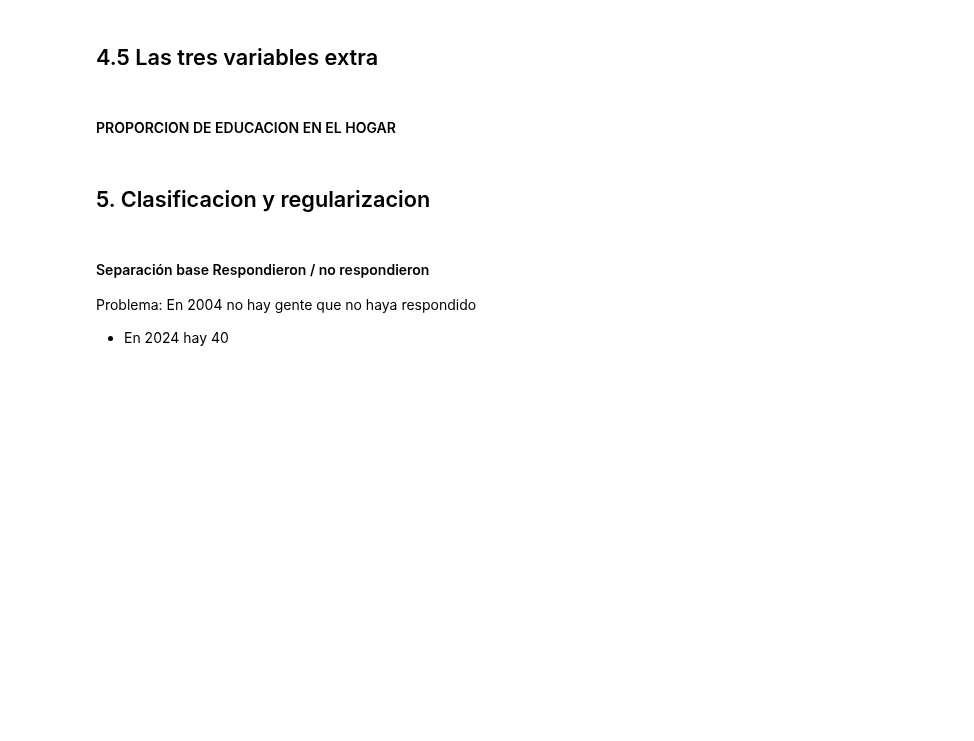
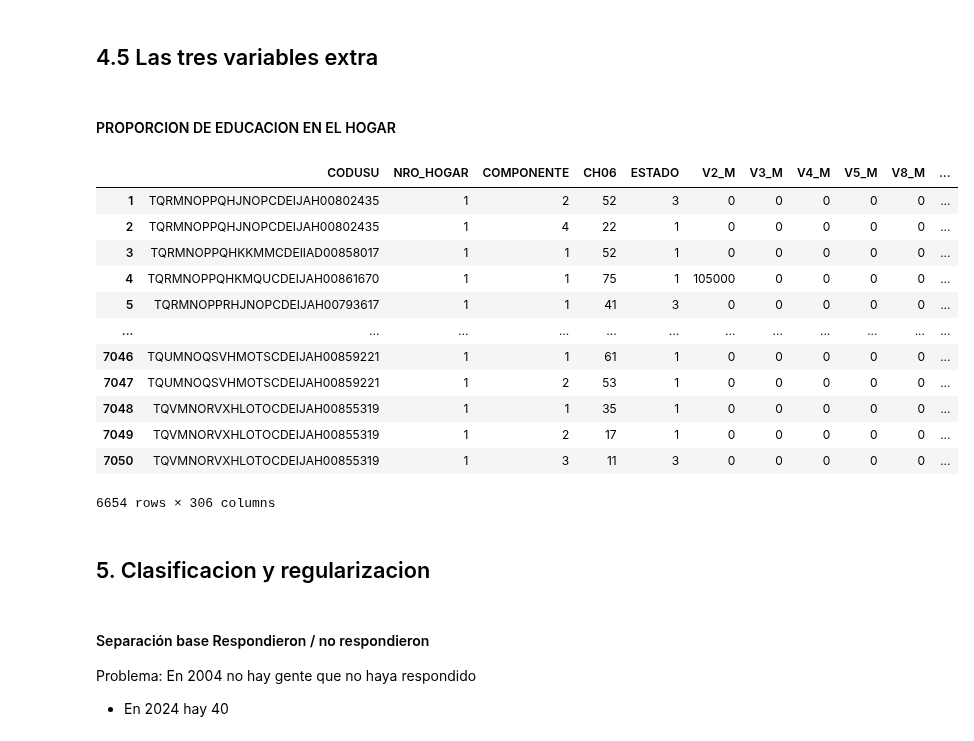
Before and after one commit to maggiecobb/CC408-T1-5, a Jupyter notebook: TP 4/TP 4.ipynb, the cells around one changed output. Saved outputs shown, nothing was run; the diff lists cells and outputs as text; code cells hidden in the pictures; blank space fills up the shorter version.

```diff
--- a/TP 4/TP 4.ipynb
+++ b/TP 4/TP 4.ipynb
@@ -657,3 +687,24 @@ combined_24['desocupado'] = combined_24['desocupado'].map({True:1, False: 0})
+# %%
+#PROXY DE NIVEL SOCIOECONOMICO: INGRESO AGRUPADO
+# Definir la función para categorizar los valores de DECCFR
+def categorizar_nse(deccfr):
+    deccfr_int = int(deccfr)
+    if deccfr_int >= 0 and deccfr_int <= 3:
+        return 'bajo'
+    elif deccfr_int >= 4 and deccfr_int <= 7:
+        return 'medio'
+    elif deccfr_int >= 8 and deccfr_int <= 10:
+        return 'alto'
+
+# Aplicar la función para crear la nueva variable NSE
+combined_04['NSE'] = combined_04['DECCFR'].apply(categorizar_nse)
+
+combined_04 = pd.get_dummies(combined_04, columns=['NSE'], prefix='NSE')
+
+# Aplicar la función para crear la nueva variable NSE
+combined_24['NSE'] = combined_24['DECCFR'].apply(categorizar_nse)
+
+combined_24 = pd.get_dummies(combined_24, columns=['NSE'], prefix='NSE')
 # %% [markdown]
 ## 4.5 Las tres variables extra
 # %% [markdown]
@@ -719,3 +768,40 @@ print(educacion_por_hogar)
+# %%
+#### Variable nueva subsidio
+
+# Definir una función que mapee los valores de V5 y V12 a categorías
+def map_ayuda_social04(row):
+    if row['V5_Sí'] == 1 and row['V12_Sí'] == 2:  # Acceder a 'CH10_1' en la fila actual
+        return 1
+    else:
+        return 0
+
+def map_ayuda_social24(row):
+    if row['V5_1'] == 1 and row['V12_1'] == 1:  # Acceder a 'CH10_1' en la fila actual
+        return 1
+    else:
+        return 0
+
+
+# Aplicar la función y crear la nueva columna 'subsidio'
+combined_04['ayuda_social'] = combined_04.apply(map_ayuda_social04, axis=1)
+
+combined_24['ayuda_social'] = combined_24.apply(map_ayuda_social24, axis=1)
+# %%
+combined_24
+# %% [output]
+|  | CODUSU | NRO_HOGAR | COMPONENTE | CH06 | ESTADO | V2_M | V3_M | V4_M | V5_M | V8_M | ... |
+| 1 | TQRMNOPPQHJNOPCDEIJAH00802435 | 1 | 2 | 52 | 3 | 0 | 0 | 0 | 0 | 0 | ... |
+| 2 | TQRMNOPPQHJNOPCDEIJAH00802435 | 1 | 4 | 22 | 1 | 0 | 0 | 0 | 0 | 0 | ... |
+| 3 | TQRMNOPPQHKKMMCDEIIAD00858017 | 1 | 1 | 52 | 1 | 0 | 0 | 0 | 0 | 0 | ... |
+| 4 | TQRMNOPPQHKMQUCDEIJAH00861670 | 1 | 1 | 75 | 1 | 105000 | 0 | 0 | 0 | 0 | ... |
+| 5 | TQRMNOPPRHJNOPCDEIJAH00793617 | 1 | 1 | 41 | 3 | 0 | 0 | 0 | 0 | 0 | ... |
+| ... | ... | ... | ... | ... | ... | ... | ... | ... | ... | ... | ... |
+| 7046 | TQUMNOQSVHMOTSCDEIJAH00859221 | 1 | 1 | 61 | 1 | 0 | 0 | 0 | 0 | 0 | ... |
+| 7047 | TQUMNOQSVHMOTSCDEIJAH00859221 | 1 | 2 | 53 | 1 | 0 | 0 | 0 | 0 | 0 | ... |
+| 7048 | TQVMNORVXHLOTOCDEIJAH00855319 | 1 | 1 | 35 | 1 | 0 | 0 | 0 | 0 | 0 | ... |
+| 7049 | TQVMNORVXHLOTOCDEIJAH00855319 | 1 | 2 | 17 | 1 | 0 | 0 | 0 | 0 | 0 | ... |
+| 7050 | TQVMNORVXHLOTOCDEIJAH00855319 | 1 | 3 | 11 | 3 | 0 | 0 | 0 | 0 | 0 | ... |
+6654 rows × 306 columns
 # %% [markdown]
 ## 5. Clasificacion y regularizacion
 # %%
```
Also changed, not shown: parts of 18 cells of this notebook.
